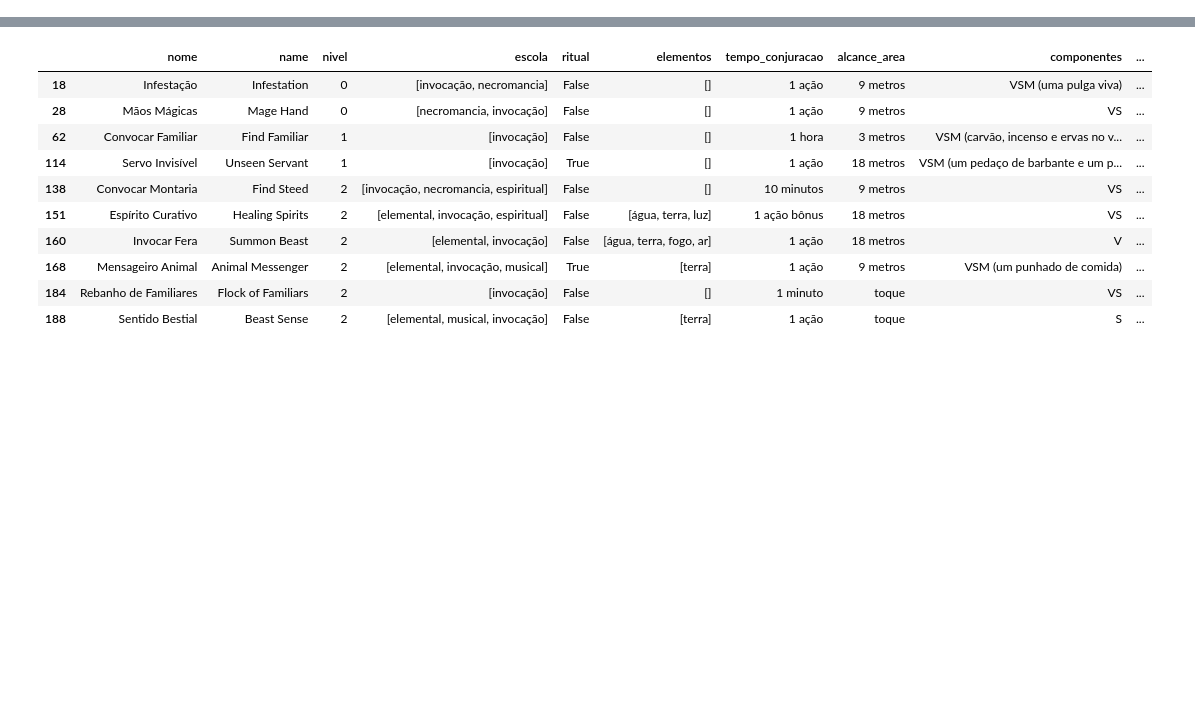
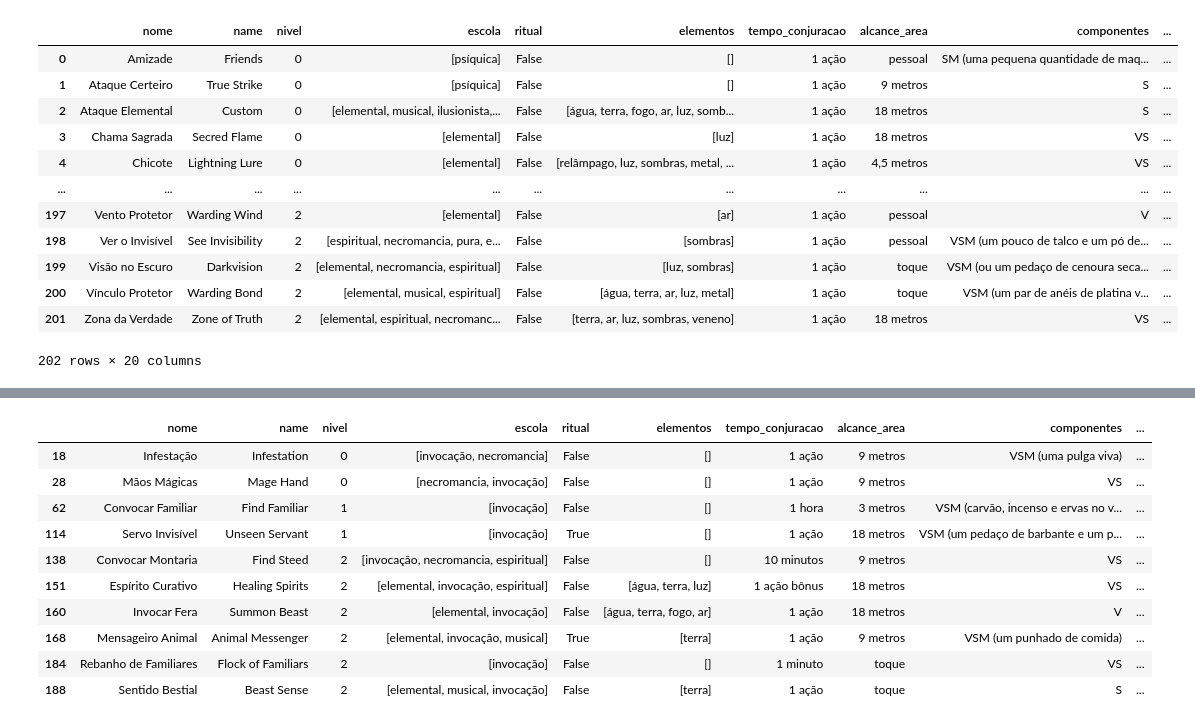
Before and after one commit to SenhorDasSombras/rpg-SdS, a Jupyter notebook: Magias/_Análise.ipynb, the cells around one changed output, grey strips where cells are left out. Cells and saved outputs as stored; diff of their text form; code cells hidden in the pictures; blank space fills up the shorter version.

```diff
--- a/Magias/_Análise.ipynb
+++ b/Magias/_Análise.ipynb
@@ -4,0 +23,16 @@ spells_df = get_asserted_spells_df(verbose=True)
+# %%
+spells_df
+# %% [output]
+|  | nome | name | nivel | escola | ritual | elementos | tempo_conjuracao | alcance_area | componentes | ... |
+| 0 | Amizade | Friends | 0 | [psíquica] | False | [] | 1 ação | pessoal | SM (uma pequena quantidade de maq... | ... |
+| 1 | Ataque Certeiro | True Strike | 0 | [psíquica] | False | [] | 1 ação | 9 metros | S | ... |
+| 2 | Ataque Elemental | Custom | 0 | [elemental, musical, ilusionista,... | False | [água, terra, fogo, ar, luz, somb... | 1 ação | 18 metros | S | ... |
+| 3 | Chama Sagrada | Secred Flame | 0 | [elemental] | False | [luz] | 1 ação | 18 metros | VS | ... |
+| 4 | Chicote | Lightning Lure | 0 | [elemental] | False | [relâmpago, luz, sombras, metal, ... | 1 ação | 4,5 metros | VS | ... |
+| ... | ... | ... | ... | ... | ... | ... | ... | ... | ... | ... |
+| 197 | Vento Protetor | Warding Wind | 2 | [elemental] | False | [ar] | 1 ação | pessoal | V | ... |
+| 198 | Ver o Invisível | See Invisibility | 2 | [espiritual, necromancia, pura, e... | False | [sombras] | 1 ação | pessoal | VSM (um pouco de talco e um pó de... | ... |
+| 199 | Visão no Escuro | Darkvision | 2 | [elemental, necromancia, espiritual] | False | [luz, sombras] | 1 ação | toque | VSM (ou um pedaço de cenoura seca... | ... |
+| 200 | Vínculo Protetor | Warding Bond | 2 | [elemental, musical, espiritual] | False | [água, terra, ar, luz, metal] | 1 ação | toque | VSM (um par de anéis de platina v... | ... |
+| 201 | Zona da Verdade | Zone of Truth | 2 | [elemental, espiritual, necromanc... | False | [terra, ar, luz, sombras, veneno] | 1 ação | 18 metros | VS | ... |
+202 rows × 20 columns
```
Also changed, not shown: parts of 5 cells of this notebook, 6 other files.
